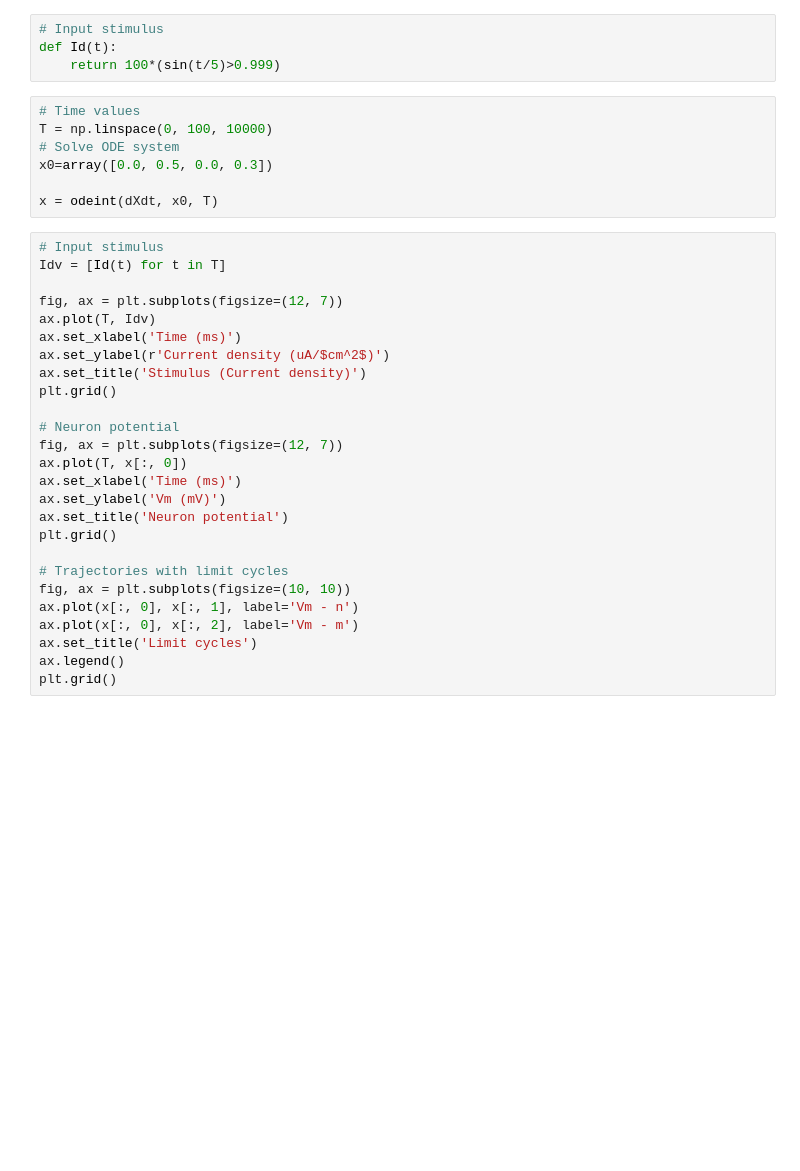
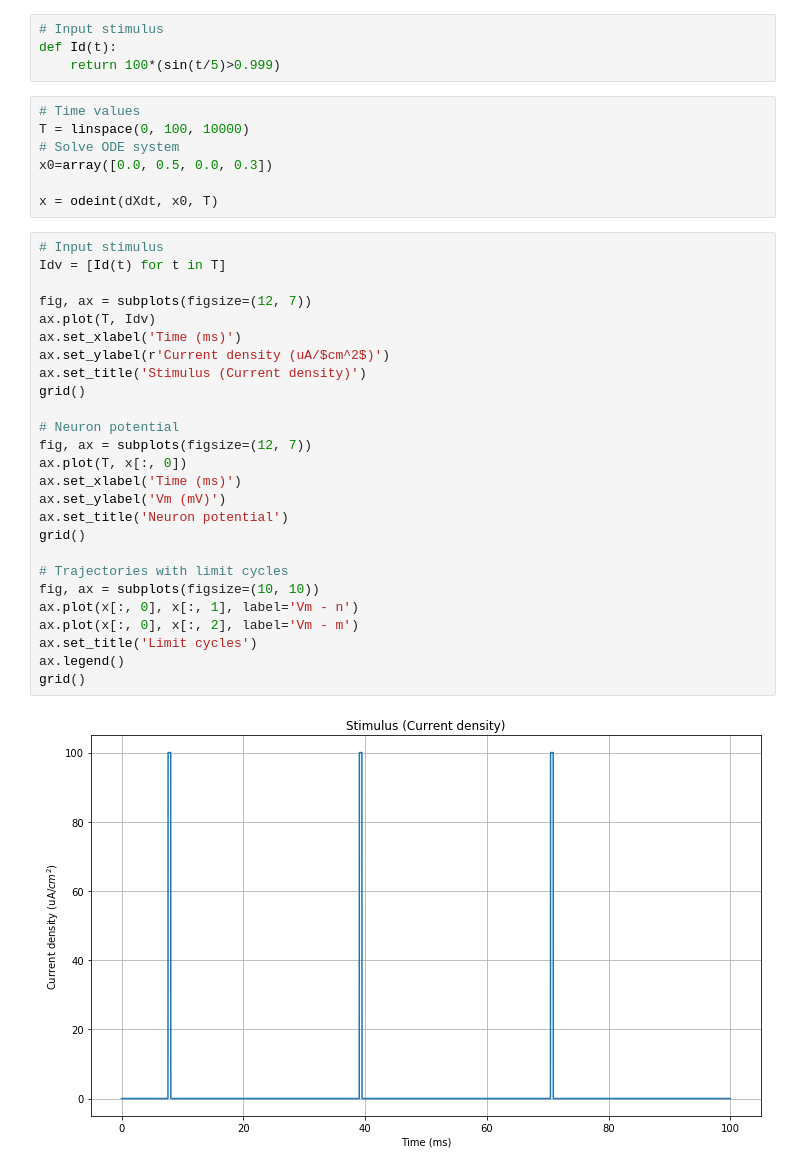
Before and after one commit to mateuszKacz/lssn, a Jupyter notebook: 01-modele_neuronu/1_Hodgkin-Huxley.ipynb, the cells around one changed output. Saved outputs shown, nothing was run; the diff lists cells and outputs as text; blank space fills up the shorter version.

```diff
--- a/01-modele_neuronu/1_Hodgkin-Huxley.ipynb
+++ b/01-modele_neuronu/1_Hodgkin-Huxley.ipynb
@@ -80,7 +104,7 @@ def Id(t):
     return 100*(sin(t/5)>0.999)
 # %%
 # Time values
-T = np.linspace(0, 100, 10000)
+T = linspace(0, 100, 10000)
 # Solve ODE system
 x0=array([0.0, 0.5, 0.0, 0.3])
 
@@ -88,26 +112,28 @@ x = odeint(dXdt, x0, T)
 # %%
 # Input stimulus
 Idv = [Id(t) for t in T]
 
-fig, ax = plt.subplots(figsize=(12, 7))
+fig, ax = subplots(figsize=(12, 7))
 ax.plot(T, Idv)
 ax.set_xlabel('Time (ms)')
 ax.set_ylabel(r'Current density (uA/$cm^2$)')
 ax.set_title('Stimulus (Current density)')
-plt.grid()
+grid()
 
 # Neuron potential
-fig, ax = plt.subplots(figsize=(12, 7))
+fig, ax = subplots(figsize=(12, 7))
 ax.plot(T, x[:, 0])
 ax.set_xlabel('Time (ms)')
 ax.set_ylabel('Vm (mV)')
 ax.set_title('Neuron potential')
-plt.grid()
+grid()
 
 # Trajectories with limit cycles
-fig, ax = plt.subplots(figsize=(10, 10))
+fig, ax = subplots(figsize=(10, 10))
 ax.plot(x[:, 0], x[:, 1], label='Vm - n')
 ax.plot(x[:, 0], x[:, 2], label='Vm - m')
 ax.set_title('Limit cycles')
 ax.legend()
-plt.grid()
+grid()
+# %% [output]
+[figure, added]
```
Also changed, not shown: parts of 4 cells of this notebook.
